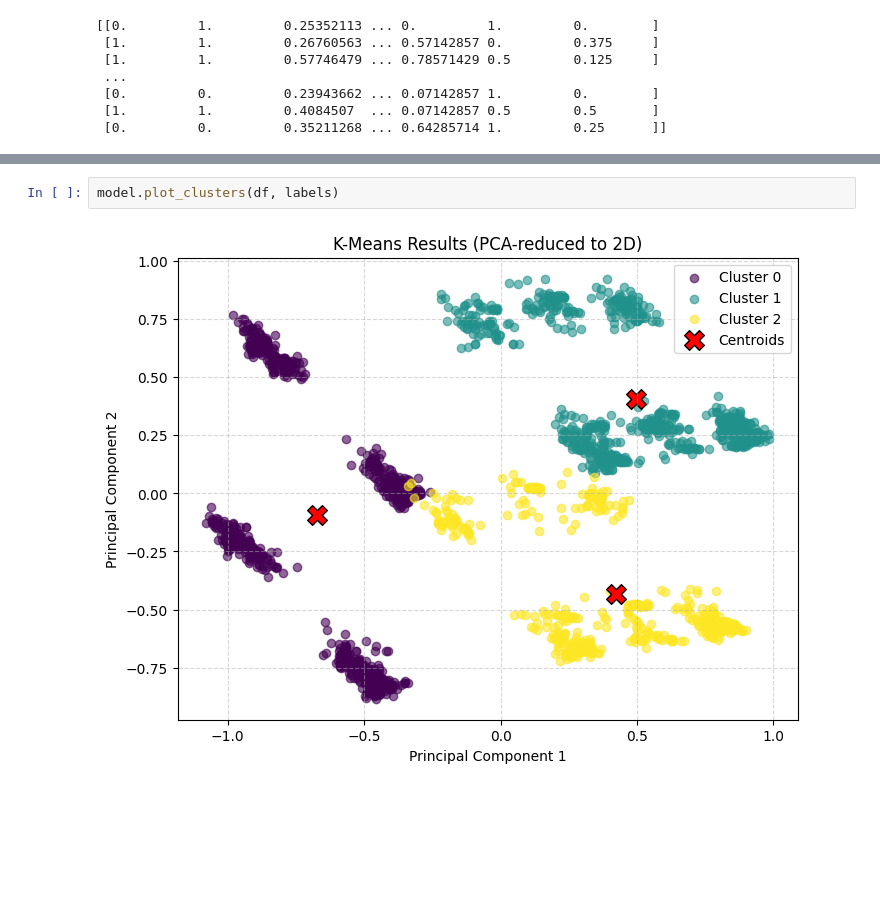
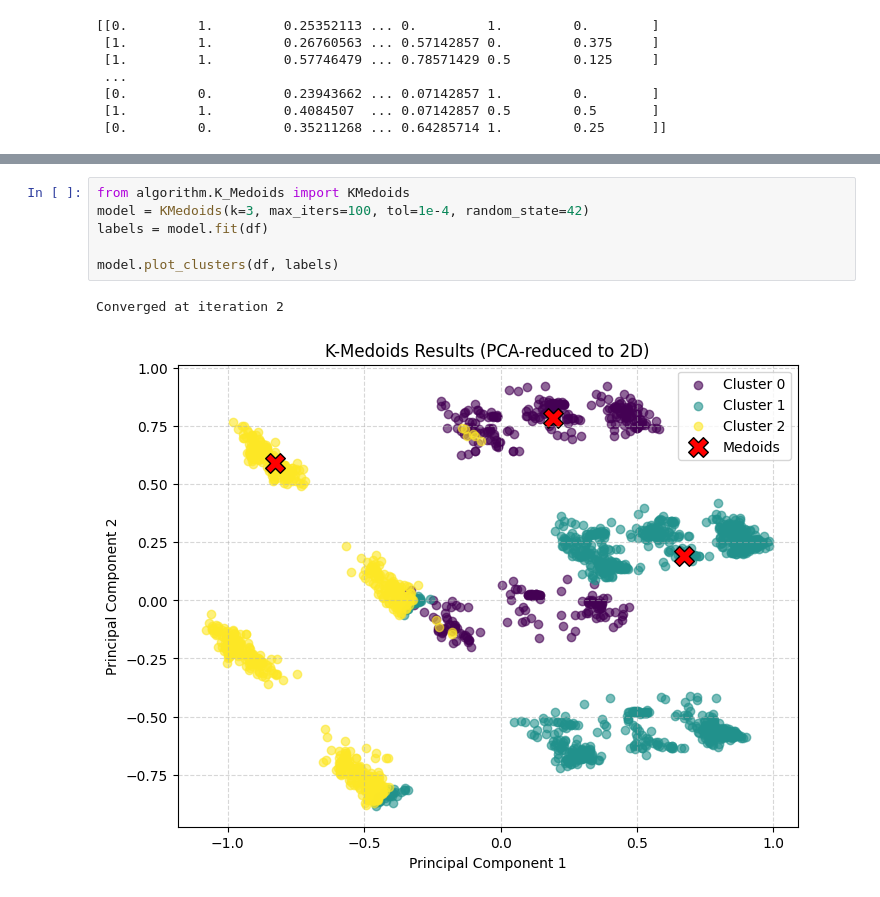
Before and after one commit to mrieden/CI_project, a Jupyter notebook: main.ipynb, the cells around one changed output, grey strips where cells are left out. Drawn from its saved outputs; the diff is of its cells as text; blank space fills up the shorter version.

Commit message:
added K-Medoids

```diff
--- a/main.ipynb
+++ b/main.ipynb
@@ -73,4 +68,9 @@ Converged at iteration 4
-# %%
-model.plot_clusters(df, labels)
-# %% [output]
-[figure, removed]
+# %%
+from algorithm.K_Medoids import KMedoids
+model = KMedoids(k=3, max_iters=100, tol=1e-4, random_state=42)
+labels = model.fit(df)
+
+model.plot_clusters(df, labels)
+# %% [output]
+Converged at iteration 2
+[figure, added]
```
Also changed, not shown: parts of 1 cell of this notebook, 1 other file.
